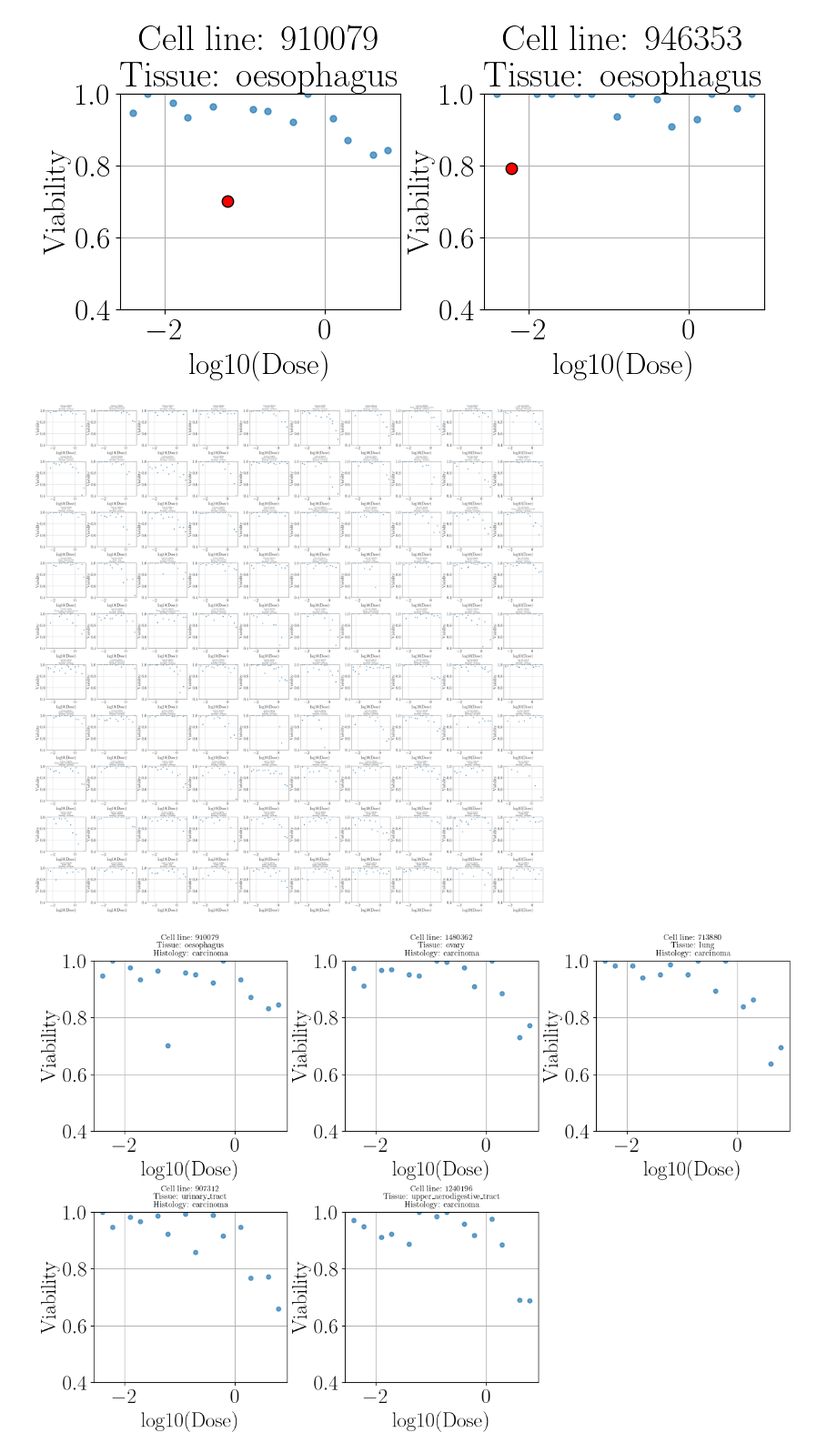
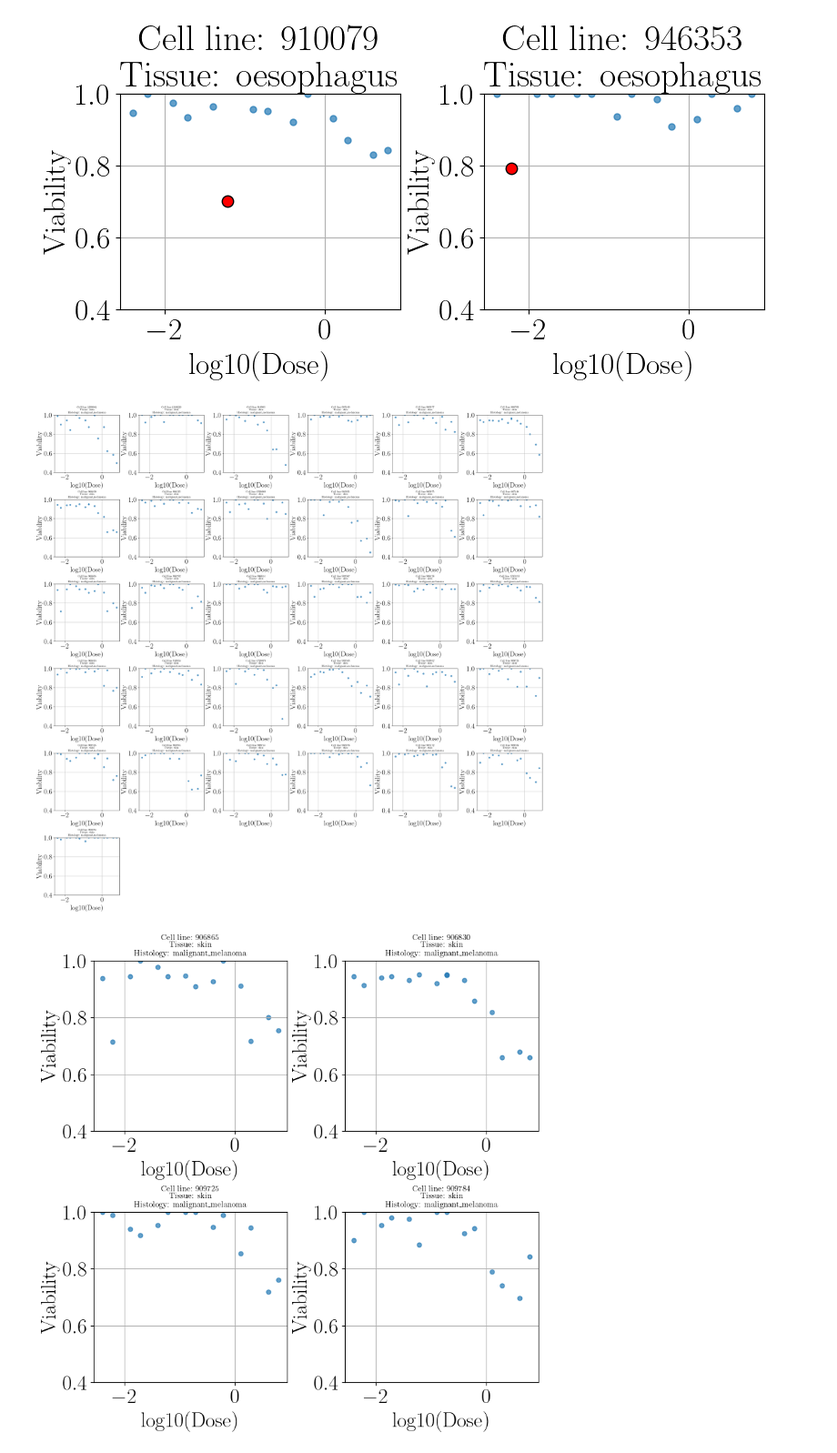
Before and after one commit to joshuarooijakkers/robust_conjugate_MOGP, a Jupyter notebook: experiments/cisplatin/EDA.ipynb, the cells around one changed output. Shown at 91% size. Saved outputs shown, nothing was run; the diff lists cells and outputs as text; code cells hidden in the pictures.

```diff
--- a/experiments/cisplatin/EDA.ipynb
+++ b/experiments/cisplatin/EDA.ipynb
@@ -23,6 +23,6 @@ plt.rcParams.update({
     'lines.markersize': 5
 })
 # %%
-df = pd.read_csv('cisplatin_GDSC2.csv')
+df = pd.read_csv('navitoclax.csv')
 df
 # %% [output]
@@ -287,10 +287,11 @@ def visual_examples_histology(df, histologies, max_plots=16, begin_idx=0):
 
 # histologies_of_interest = ['carcinoma', 'adrenal_cortical_carcinoma', 'choriocarcinoma']
 histologies_of_interest = ['carcinoma']
+histologies_of_interest = ['malignant_melanoma']
 
-visual_examples_histology(df, histologies_of_interest, max_plots=100, begin_idx=100)
+visual_examples_histology(df, histologies_of_interest, max_plots=100, begin_idx=0)
 # %% [output]
-[figure, old version]
+[figure, new version]
 # %%
 import numpy as np
 import matplotlib.pyplot as plt
@@ -333,33 +334,36 @@ def plot_selected_cell_lines(df, cell_lines, max_plots=20):
         row_info = df_n.iloc[0]
         name = row_info['cell_line']
         tissue = row_info['tissue']
         histology = row_info['histology']
 
         # Multi-line title with smaller font
         title_text = f"Cell line: {name}\nTissue: {tissue}\nHistology: {histology}"
         ax.set_title(title_text, fontsize=9, loc='center')
 
         ax.set_xlabel('log10(Dose)')
         ax.set_ylabel('Viability')
         ax.grid(True)
         ax.set_ylim(0.4, 1)
 
     # Hide unused subplots
     for j in range(k, len(axes)):
         fig.delaxes(axes[j])
 
     plt.show()
 
 # GDSC1
 # chosen_cell_lines = [907058, 906999, 910781, 909745, 910700, 753533, 907059, 908470, 1503367, 987586, 1479988, 910780, 687586, 724825]
 # chosen_cell_lines = [1479988, 910781, 910700, 753533, 907059, 1503367]
 # chosen_cell_lines = [1479988, 910700, 1240223, 909778, 1240220, 905981, 907319, 905935]
 
 # GDSC2
-# chosen_cell_lines = [753548, 906865, 909255, 905965, 909721, 910079, 946353]
+chosen_cell_lines = [753548, 906865, 909255, 905965, 909721, 910079, 946353]
 # chosen_cell_lines = [910079, 908130, 906865, 946353]
-chosen_cell_lines = [910079, 1480362, 94361, 713880, 987985, 907312, 1240196]
+# chosen_cell_lines = [910079, 1480362, 94361, 713880, 987985, 907312, 1240196]
+# chosen_cell_lines = [905965, 908446]
+# chosen_cell_lines = [910079, 1480362, 946361, 713880, 907312, 1240196]
+chosen_cell_lines = [906865, 906830, 909725, 909784]
 
 plot_selected_cell_lines(df, chosen_cell_lines)
 # %% [output]
-[figure, old version]
+[figure, new version]
```
Also changed, not shown: parts of 3 cells of this notebook, 13 other files.
